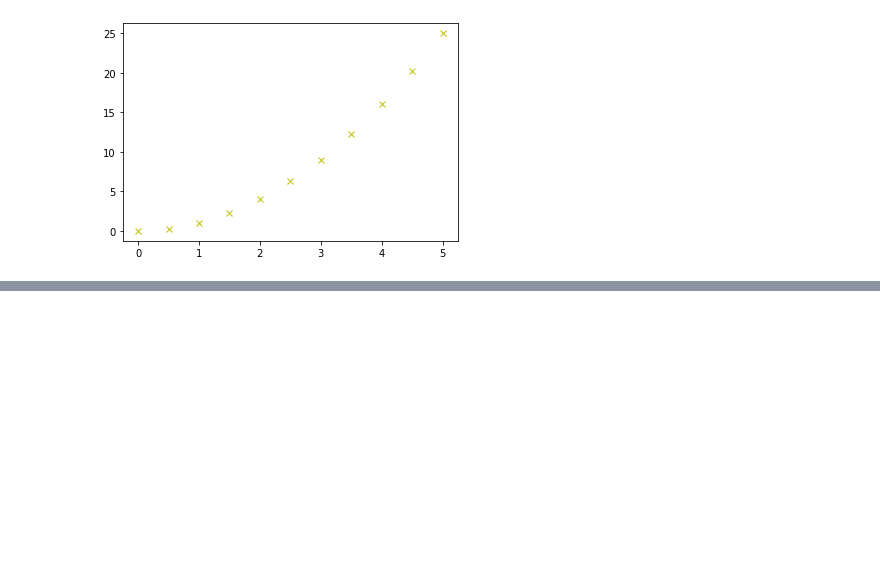
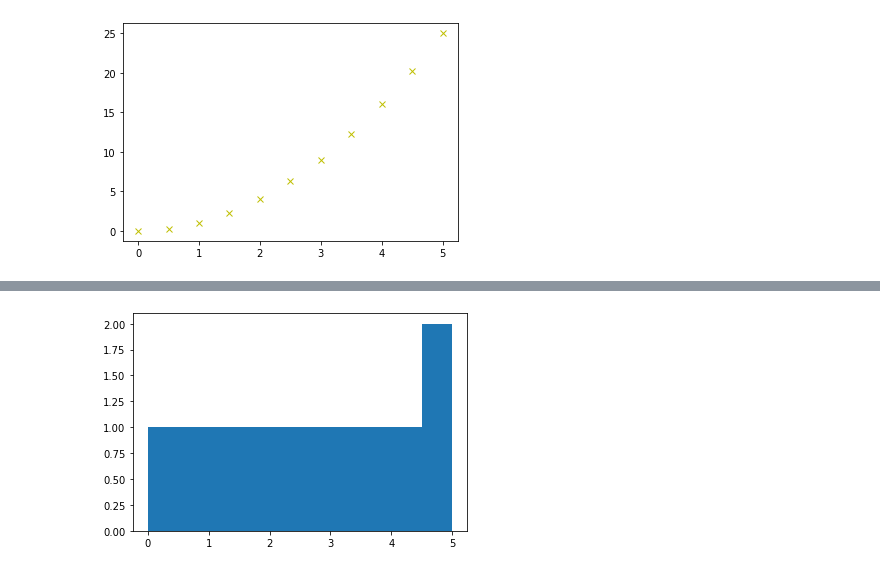
Before and after one commit to Harby97/Matplotlib_Seaborn, a Jupyter notebook: Pyplot.ipynb, the cells around one changed output, grey strips where cells are left out. Saved outputs shown, nothing was run; the diff lists cells and outputs as text; code cells hidden in the pictures; blank space fills up the shorter version.

```diff
--- a/Pyplot.ipynb
+++ b/Pyplot.ipynb
@@ -30,0 +44,5 @@ plt.plot(x,y,'yx')
+# %%
+plt.hist(x)
+plt.show()
+# %% [output]
+[figure, added]
```
Also changed, not shown: parts of 6 cells of this notebook, 1 other file.
